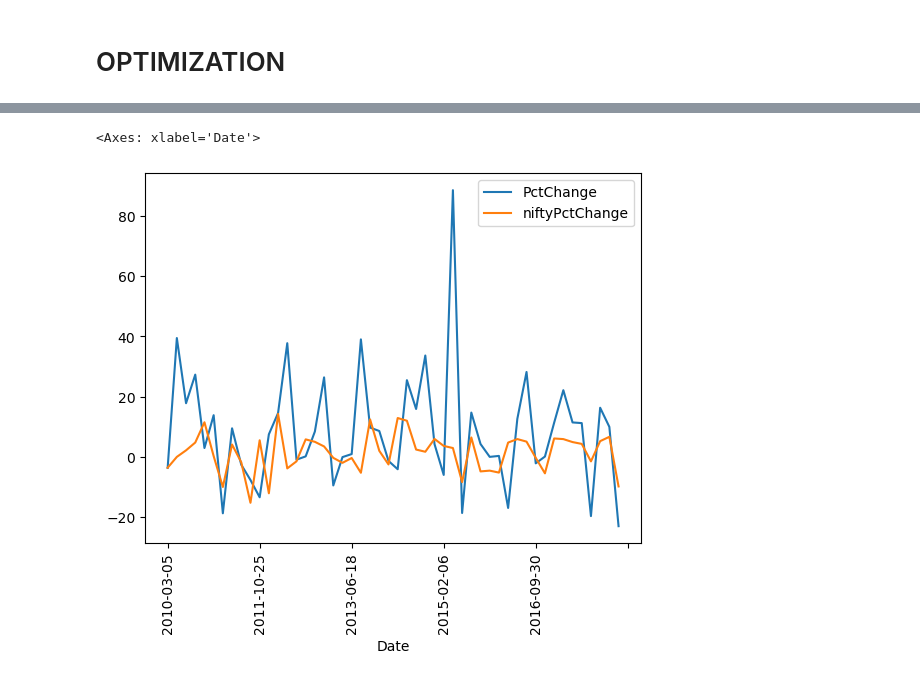
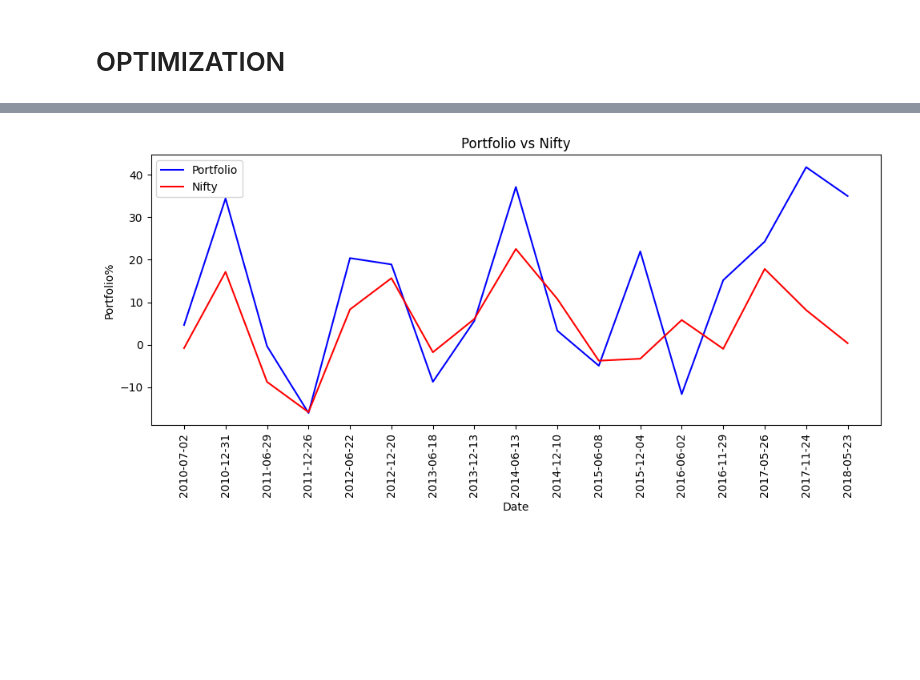
Before and after one commit to sammy429b/GOSMP, a Jupyter notebook: Past_optimizationv2.ipynb, the cells around one changed output, grey strips where cells are left out. Drawn from its saved outputs; the diff is of its cells as text; code cells hidden in the pictures; blank space fills up the shorter version.

```diff
--- a/Past_optimizationv2.ipynb
+++ b/Past_optimizationv2.ipynb
@@ -320,0 +507,3 @@ weights
+# %%
+df = pd.DataFrame(weights)
+df.T.sum()
@@ -320,0 +515,11 @@ weights
+# %%
+# allocate the remainder sum to non_investable
+for i in non_investable:
+    c = timed_df[i][-1]
+    if c < rem_sum:
+        # find how many units of i can be allocated
+        units = math.floor(rem_sum / c)
+        rem = rem_sum - units * c
+        weights[i] = {"price": c, "units": units, "allocated": rem_sum, "remainder": rem}
+        rem_sum = rem
+        non_investable.remove(i)
@@ -328,7 +562,7 @@ def BackTest(df, startDate, duration, weights):
     startDate: starting date string
     weights: weights dict
     """
-    window = 2 #month
+    window = 6 #month
     start = datetime.datetime.strptime(startDate, "%Y-%m-%d")
     end = start + datetime.timedelta(days=30*window)
 
@@ -537,4 +767,5 @@ nifty_portfolio.plot(x="Date", y="niftyPctChange", kind="line",
 # %%
 dats = pd.concat([portfolio, nifty_portfolio["niftyPctChange"]], axis=1)
 # %%
-dats
+dats.index = pd.to_datetime(dats['Date'])
+# dats = dats.drop(["Date"], axis=1)
@@ -559,6 +794,20 @@ dats
 # %%
-x = dats.plot(x="Date", y="PctChange", kind="line", rot=90)
-dats.plot(x="Date", y="niftyPctChange",kind="line", ax=x, rot=90)
+# x = dats.plot(x="Date", y="PctChange", kind="line", rot=90, xlabel="Date", ylabel="Portfolio%")
+# dats.plot(x="Date", y="niftyPctChange", kind="line", ax=x, rot=90,xlabel="Date",ylabel="Portfolio%")
+
+# plot using plt
+plt.figure(figsize=(10, 5))
+plt.plot(dats["Date"], dats["PctChange"], color="blue")
+plt.plot(dats["Date"], dats["niftyPctChange"], color="red")
+plt.xlabel("Date")
+plt.ylabel("Portfolio%")
+plt.xticks(rotation=90)
+plt.title("Portfolio vs Nifty")
+# add ledgend to the plot
+plt.legend(["Portfolio", "Nifty"])
+plt.tight_layout()
+
+
+plt.show()
 # %% [output]
-<Axes: xlabel='Date'>
-[figure, old version]
+[figure, new version]
```
Also changed, not shown: parts of 49 cells of this notebook, 7 other files.
